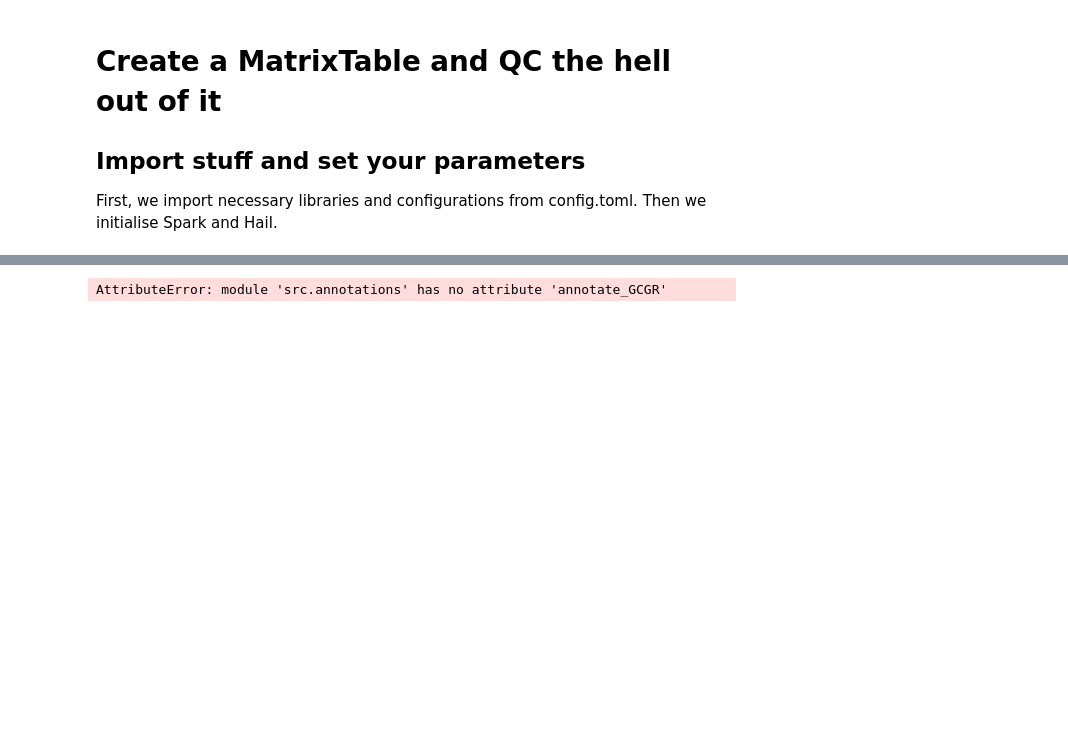
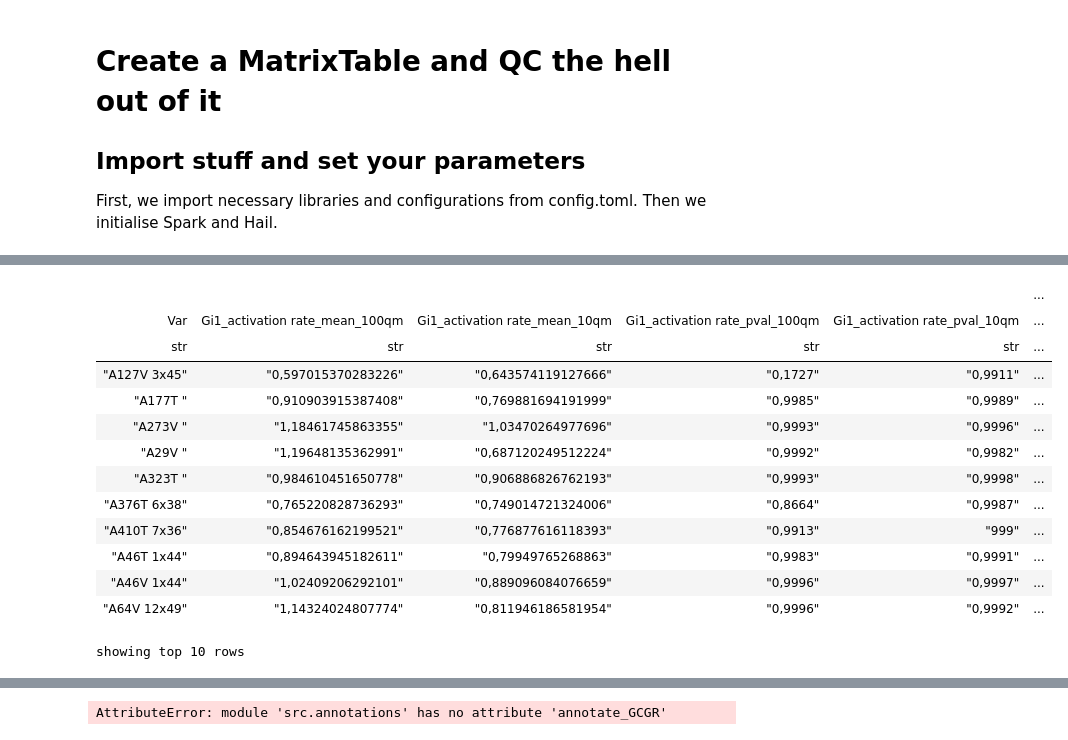
Before and after one commit to HauserGroup/gogoGPCR, a Jupyter notebook: notebooks/0_import_matrixtable.ipynb, the cells around one changed output, grey strips where cells are left out. Cells and saved outputs as stored; diff of their text form; code cells hidden in the pictures; blank space fills up the shorter version.

```diff
--- a/notebooks/0_import_matrixtable.ipynb
+++ b/notebooks/0_import_matrixtable.ipynb
@@ -207,0 +222,6 @@ if MISSENSE_ONLY:
+# %%
+import pandas as pd
+#df = pd.read_csv("/opt/notebooks/gogoGPCR/tmp/211004_drd2_variants_aggregation.tsv", sep = "\t")
+ht = hl.import_table("/211004_drd2_variants_aggregation.tsv", impute = True).key_by("Variant")
+ht.show()
+# %% [output]
@@ -207,0 +232,14 @@ if MISSENSE_ONLY:
+|  |  |  |  |  | ... |
+| Var | Gi1_activation rate_mean_100qm | Gi1_activation rate_mean_10qm | Gi1_activation rate_pval_100qm | Gi1_activation rate_pval_10qm | ... |
+| str | str | str | str | str | ... |
+| "A127V 3x45" | "0,597015370283226" | "0,643574119127666" | "0,1727" | "0,9911" | ... |
+| "A177T " | "0,910903915387408" | "0,769881694191999" | "0,9985" | "0,9989" | ... |
+| "A273V " | "1,18461745863355" | "1,03470264977696" | "0,9993" | "0,9996" | ... |
+| "A29V " | "1,19648135362991" | "0,687120249512224" | "0,9992" | "0,9982" | ... |
+| "A323T " | "0,984610451650778" | "0,906886826762193" | "0,9993" | "0,9998" | ... |
+| "A376T 6x38" | "0,765220828736293" | "0,749014721324006" | "0,8664" | "0,9987" | ... |
+| "A410T 7x36" | "0,854676162199521" | "0,776877616118393" | "0,9913" | "999" | ... |
+| "A46T 1x44" | "0,894643945182611" | "0,79949765268863" | "0,9983" | "0,9991" | ... |
+| "A46V 1x44" | "1,02409206292101" | "0,889096084076659" | "0,9996" | "0,9997" | ... |
+| "A64V 12x49" | "1,14324024807774" | "0,811946186581954" | "0,9996" | "0,9992" | ... |
+showing top 10 rows
```
Also changed, not shown: parts of 28 cells of this notebook, 3 other files.
